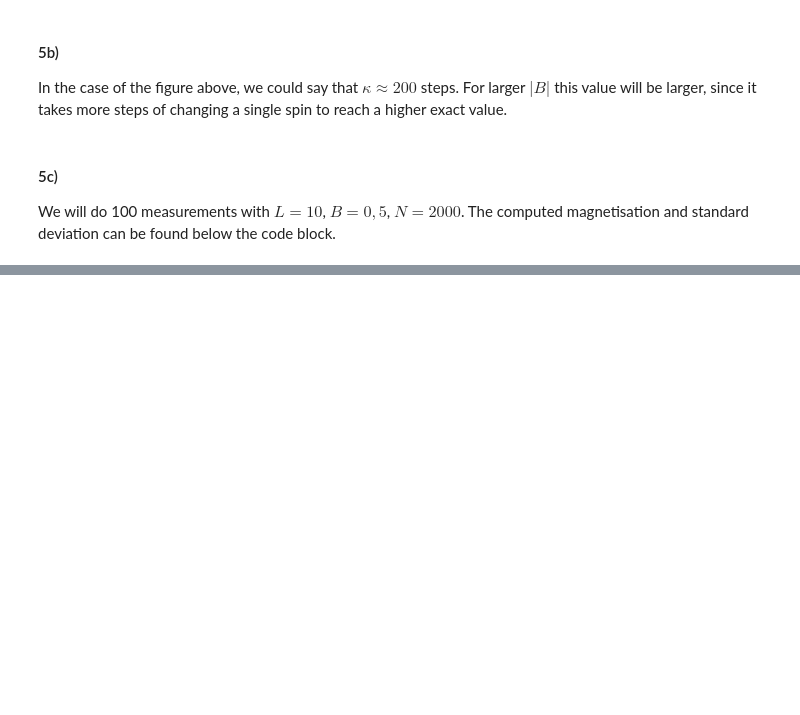
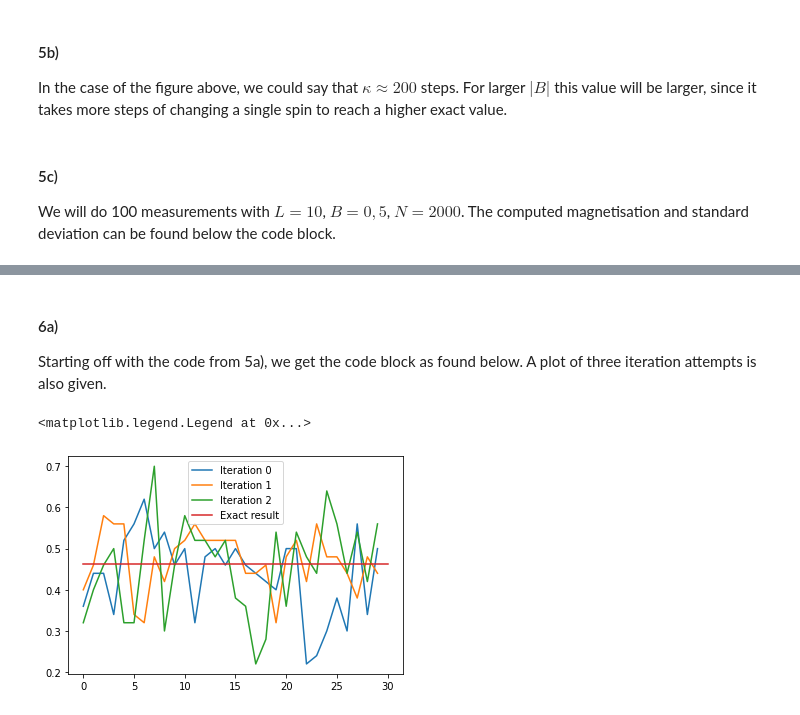
Before and after one commit to KevoSoftworks/computational_physics, a Jupyter notebook: 2_magnetism/magnetism.ipynb, the cells around one changed output, grey strips where cells are left out. Drawn from its saved outputs; the diff is of its cells as text; code cells hidden in the pictures; blank space fills up the shorter version.

Commit message:
Change Solver.iterate to become a generator, Add fullsolve, Add finished Part 1

```diff
--- a/2_magnetism/magnetism.ipynb
+++ b/2_magnetism/magnetism.ipynb
@@ -149,20 +153,22 @@ In the case of the figure above, we could say that $\kappa \approx 200$ steps. F
 We will do 100 measurements with $L = 10$, $B = 0,5$, $N = 2000$. The computed magnetisation and standard deviation can be found below the code block.
 # %%
 N = 2000
+iter = 100
+L = 10
 exp = []
 m2 = []
 
-for _ in range(100):
-    lattice = Lattice(L = 10, B = 0.5)
+for _ in range(iter):
+    lattice = Lattice(L = L, B = 0.5)
     solver = Solver(lattice)
 
     M = []
     for lat in solver.iterate(N):
         M.append(lat.M)
 
-    M = M[200:]
-    exp.append(1/len(M) * np.sum(M) / 100)      # L**2 = 100
-    m2.append(1/len(M) * (np.sum(M)/100)**2)    # L**2 = 100
+    m = np.array(M[200:]) / (L**2)
+    exp.append(1/len(m) * np.sum(m))
+    m2.append(1/len(m) * np.sum(m**2))
 
 exp = np.array(exp)
 m2 = np.array(m2)
@@ -174,0 +245,27 @@ Computed: m = 0.457547888888889 ± 0.02311125869050103 (standard deviation)
+# %% [markdown]
+#### 6a)
+
+Starting off with the code from 5a), we get the code block as found below. A plot of three iteration attempts is also given.
+# %%
+n = 30
+L = 10
+
+for i in range(3):
+    lattice = Lattice(L = L, B = 0.5)
+    solver = Solver(lattice)
+    gen = solver.iterate()
+
+    M = []
+    for _ in range(n):
+        for _ in range(L**2):
+            lat = next(gen)
+
+        M.append(lat.M)
+
+    plt.plot(range(n), np.array(M)/100, label=f"Iteration {i}")
+
+plt.plot((0, n), [np.tanh(0.5) for _ in range(2)], label=f"Exact result")
+plt.legend()
+# %% [output]
+<matplotlib.legend.Legend at 0x...>
+[figure, added]
```
Also changed, not shown: parts of 21 cells of this notebook, 1 other file.
